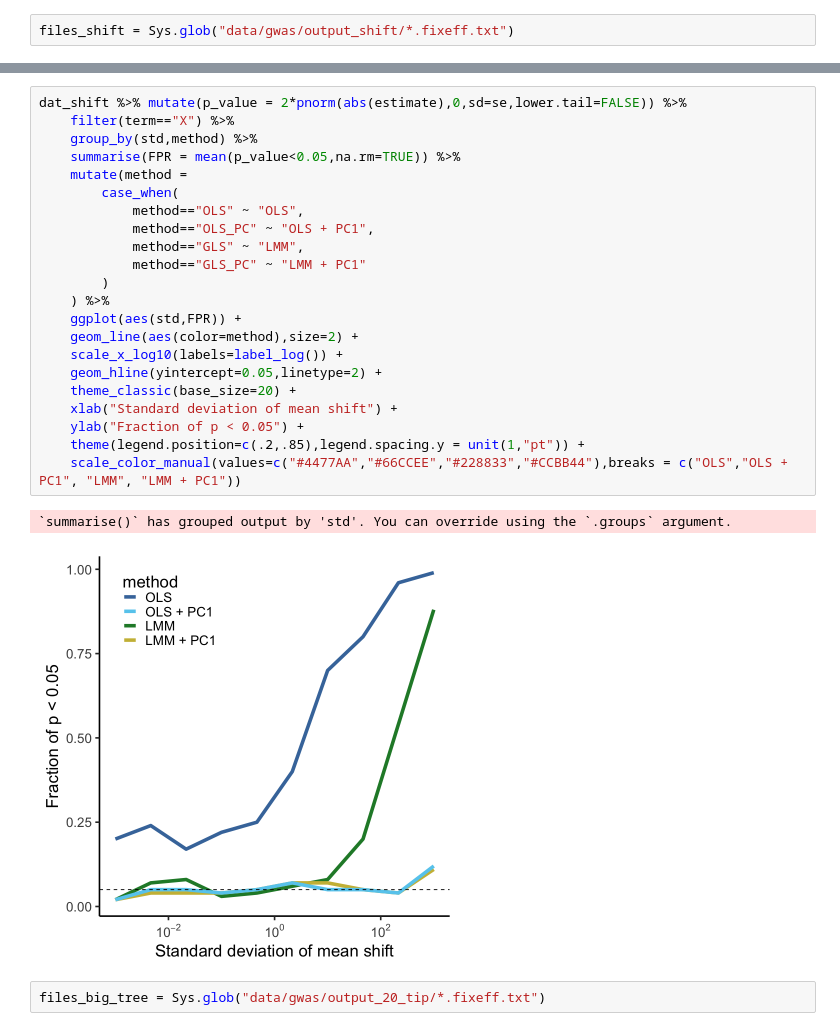
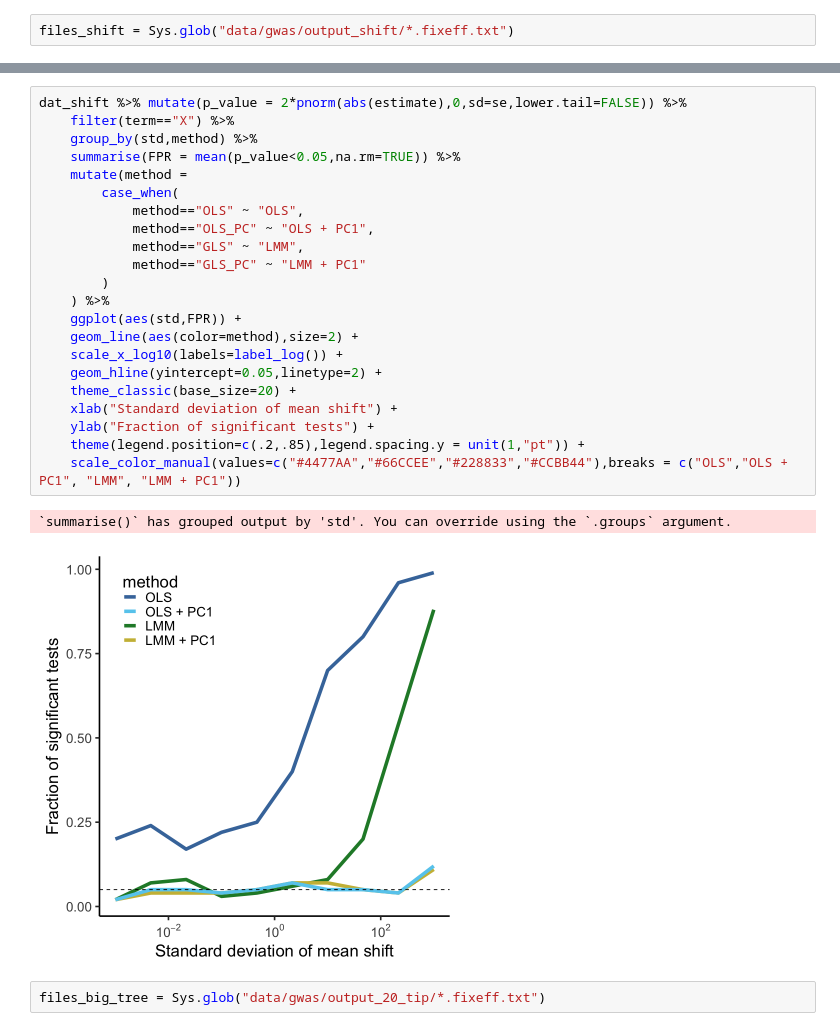
Before and after one commit to Schraiber/PGLS_GWAS, a Jupyter notebook: gwas_figures.ipynb, the cells around one changed output, grey strips where cells are left out. Drawn from its saved outputs; the diff is of its cells as text.

Commit message:
change label on figure

```diff
--- a/gwas_figures.ipynb
+++ b/gwas_figures.ipynb
@@ -101,28 +101,28 @@ cols(
 # %%
 dat_shift %>% mutate(p_value = 2*pnorm(abs(estimate),0,sd=se,lower.tail=FALSE)) %>%
     filter(term=="X") %>%
     group_by(std,method) %>%
     summarise(FPR = mean(p_value<0.05,na.rm=TRUE)) %>%
     mutate(method =
         case_when(
             method=="OLS" ~ "OLS",
             method=="OLS_PC" ~ "OLS + PC1",
             method=="GLS" ~ "LMM",
             method=="GLS_PC" ~ "LMM + PC1"
         )
     ) %>%
     ggplot(aes(std,FPR)) +
     geom_line(aes(color=method),size=2) +
     scale_x_log10(labels=label_log()) +
     geom_hline(yintercept=0.05,linetype=2) +
     theme_classic(base_size=20) +
     xlab("Standard deviation of mean shift") +
-    ylab("Fraction of p < 0.05") +
+    ylab("Fraction of significant tests") +
     theme(legend.position=c(.2,.85),legend.spacing.y = unit(1,"pt")) +
     scale_color_manual(values=c("#4477AA","#66CCEE","#228833","#CCBB44"),breaks = c("OLS","OLS + PC1", "LMM", "LMM + PC1"))
 # %% [output]
 `summarise()` has grouped output by 'std'. You can override using the `.groups` argument.
-[figure, old version]
+[figure, new version]
 # %%
 files_big_tree = Sys.glob("data/gwas/output_20_tip/*.fixeff.txt")
 # %%
```
Also changed, not shown: parts of 7 cells of this notebook.
